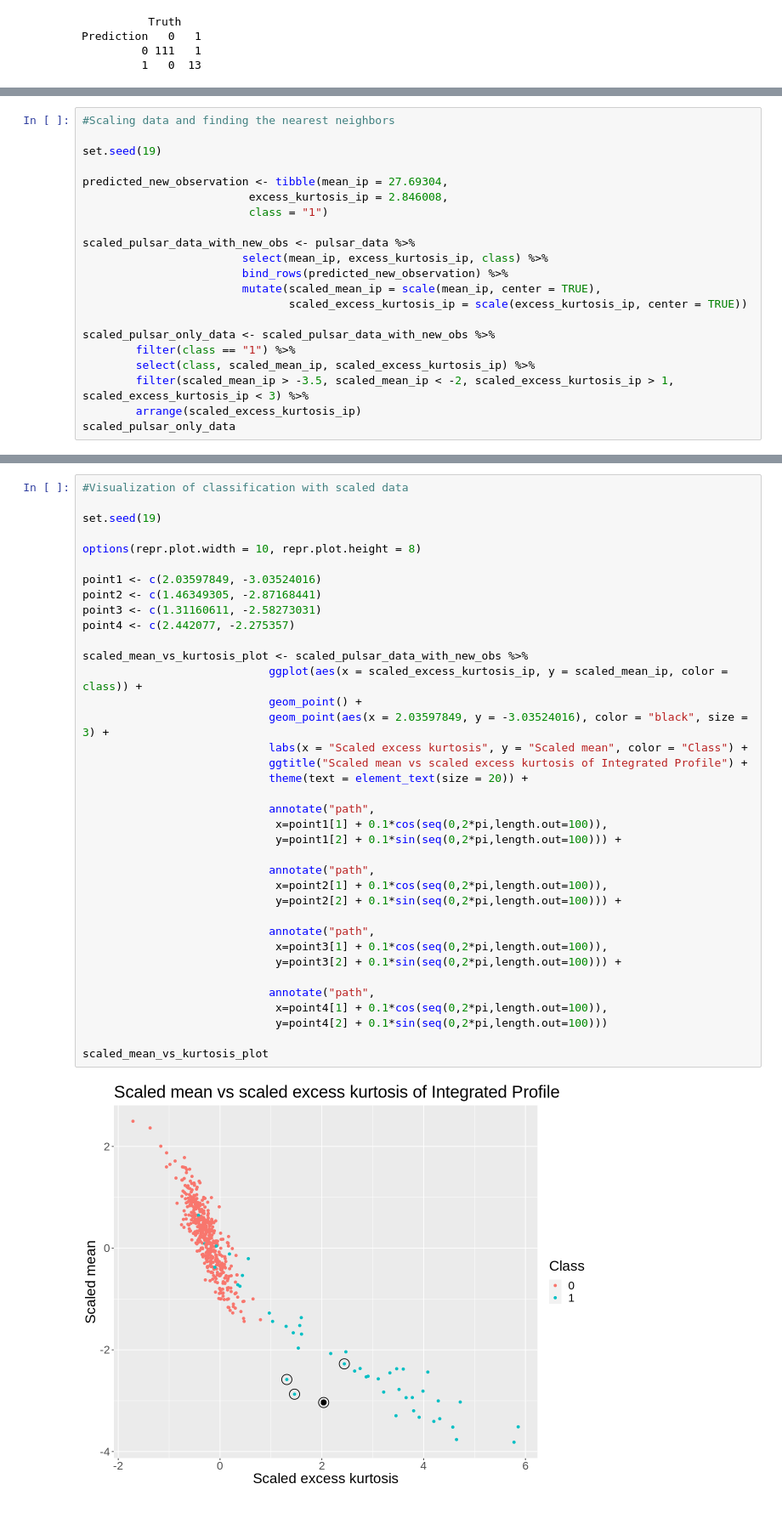
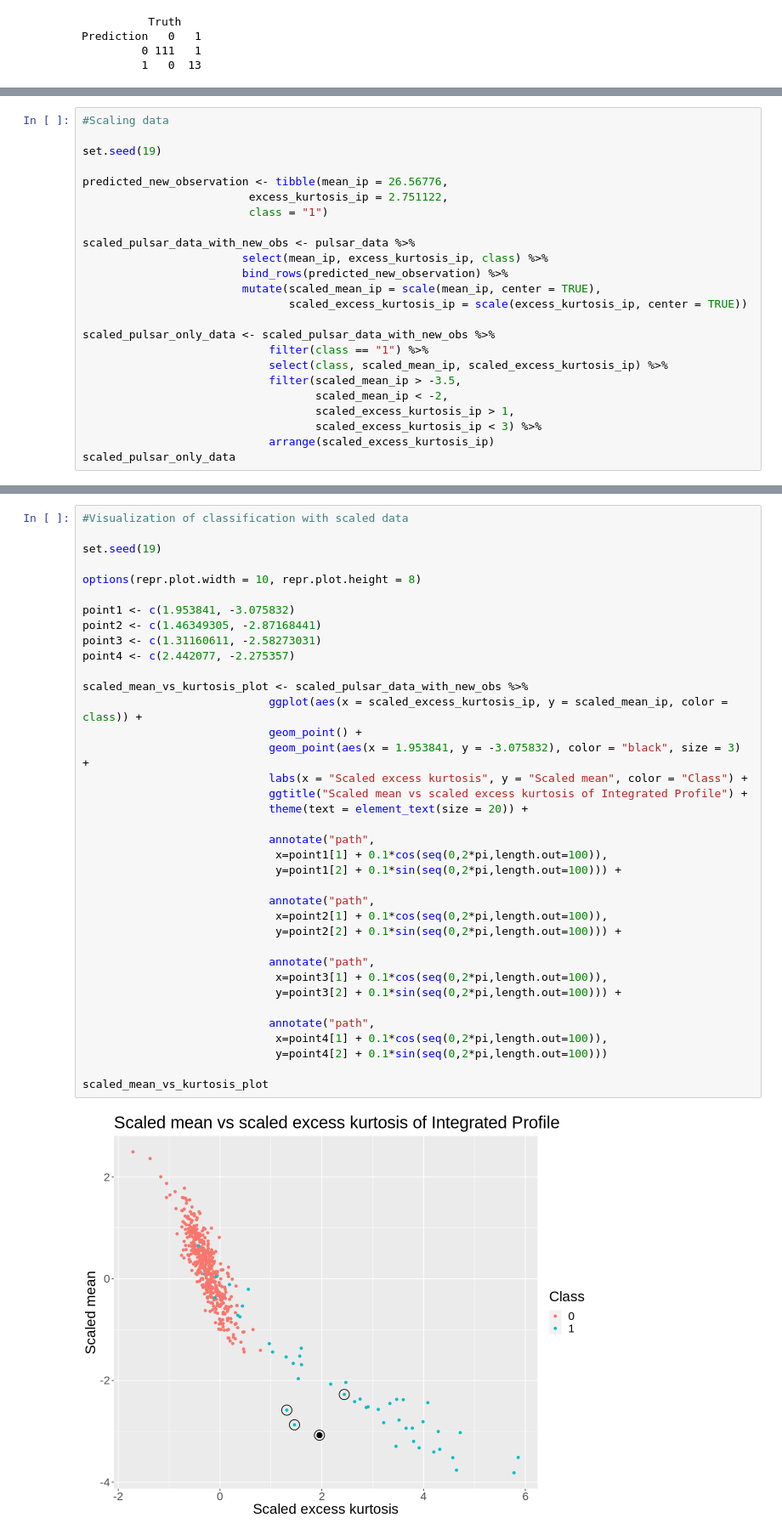
Before and after one commit to kseniak1/DSCI100-Project, a Jupyter notebook: Avishka_notebook.ipynb, the cells around one changed output, grey strips where cells are left out. Shown at 85% size. Drawn from its saved outputs; the diff is of its cells as text.

Commit message:
Edited_graph

```diff
--- a/Avishka_notebook.ipynb
+++ b/Avishka_notebook.ipynb
@@ -416,12 +419,12 @@ A tibble: 1 × 1
 | <fct> |
 | 1 |
 # %%
-#Scaling data and finding the nearest neighbors
+#Scaling data
 
 set.seed(19)
 
-predicted_new_observation <- tibble(mean_ip = 27.69304,
-                         excess_kurtosis_ip = 2.846008,
+predicted_new_observation <- tibble(mean_ip = 26.56776,
+                         excess_kurtosis_ip = 2.751122,
                          class = "1")
 
 scaled_pulsar_data_with_new_obs <- pulsar_data %>%
@@ -431,10 +434,13 @@ scaled_pulsar_data_with_new_obs <- pulsar_data %>%
                                scaled_excess_kurtosis_ip = scale(excess_kurtosis_ip, center = TRUE))
 
 scaled_pulsar_only_data <- scaled_pulsar_data_with_new_obs %>%
-        filter(class == "1") %>%
-        select(class, scaled_mean_ip, scaled_excess_kurtosis_ip) %>%
-        filter(scaled_mean_ip > -3.5, scaled_mean_ip < -2, scaled_excess_kurtosis_ip > 1, scaled_excess_kurtosis_ip < 3) %>%
-        arrange(scaled_excess_kurtosis_ip)
+                            filter(class == "1") %>%
+                            select(class, scaled_mean_ip, scaled_excess_kurtosis_ip) %>%
+                            filter(scaled_mean_ip > -3.5,
+                                   scaled_mean_ip < -2,
+                                   scaled_excess_kurtosis_ip > 1,
+                                   scaled_excess_kurtosis_ip < 3) %>%
+                            arrange(scaled_excess_kurtosis_ip)
 scaled_pulsar_only_data
 # %% [output]
 A tibble: 10 × 3
@@ -532,35 +540,35 @@ set.seed(19)
 
 options(repr.plot.width = 10, repr.plot.height = 8)
 
-point1 <- c(2.03597849, -3.03524016)
+point1 <- c(1.953841, -3.075832)
 point2 <- c(1.46349305, -2.87168441)
 point3 <- c(1.31160611, -2.58273031)
 point4 <- c(2.442077, -2.275357)
 
 scaled_mean_vs_kurtosis_plot <- scaled_pulsar_data_with_new_obs %>%
                             ggplot(aes(x = scaled_excess_kurtosis_ip, y = scaled_mean_ip, color = class)) +
                             geom_point() +
-                            geom_point(aes(x = 2.03597849, y = -3.03524016), color = "black", size = 3) +
+                            geom_point(aes(x = 1.953841, y = -3.075832), color = "black", size = 3) +
                             labs(x = "Scaled excess kurtosis", y = "Scaled mean", color = "Class") +
                             ggtitle("Scaled mean vs scaled excess kurtosis of Integrated Profile") +
                             theme(text = element_text(size = 20)) +
 
                             annotate("path",
                              x=point1[1] + 0.1*cos(seq(0,2*pi,length.out=100)),
                              y=point1[2] + 0.1*sin(seq(0,2*pi,length.out=100))) +
 
                             annotate("path",
                              x=point2[1] + 0.1*cos(seq(0,2*pi,length.out=100)),
                              y=point2[2] + 0.1*sin(seq(0,2*pi,length.out=100))) +
 
                             annotate("path",
                              x=point3[1] + 0.1*cos(seq(0,2*pi,length.out=100)),
                              y=point3[2] + 0.1*sin(seq(0,2*pi,length.out=100))) +
 
                             annotate("path",
                              x=point4[1] + 0.1*cos(seq(0,2*pi,length.out=100)),
                              y=point4[2] + 0.1*sin(seq(0,2*pi,length.out=100)))
 
 scaled_mean_vs_kurtosis_plot
 # %% [output]
-[figure, old version]
+[figure, new version]
```
Also changed, not shown: parts of 16 cells of this notebook.
